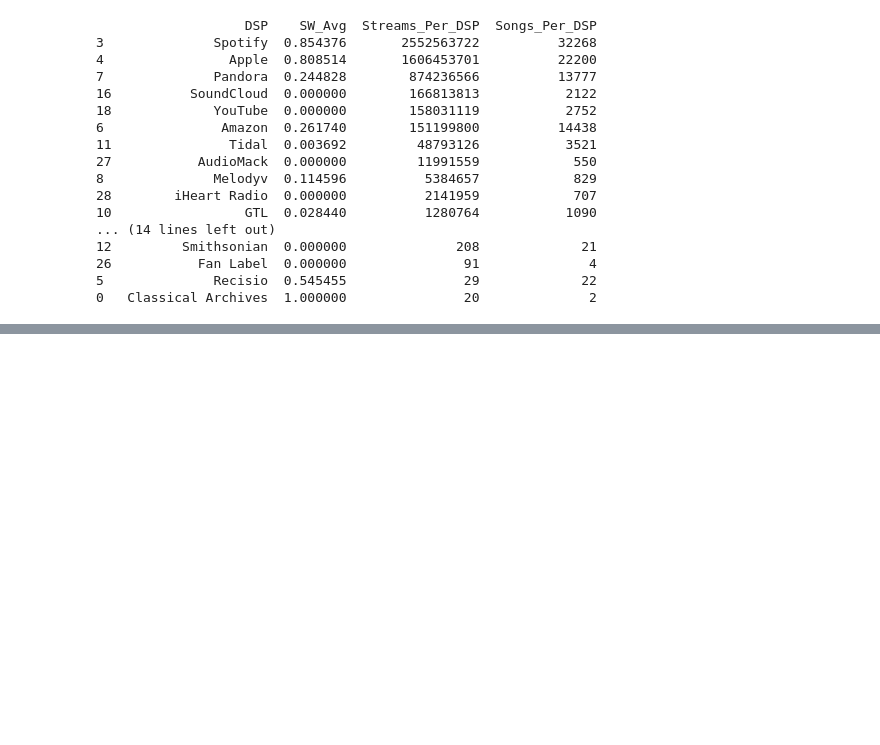
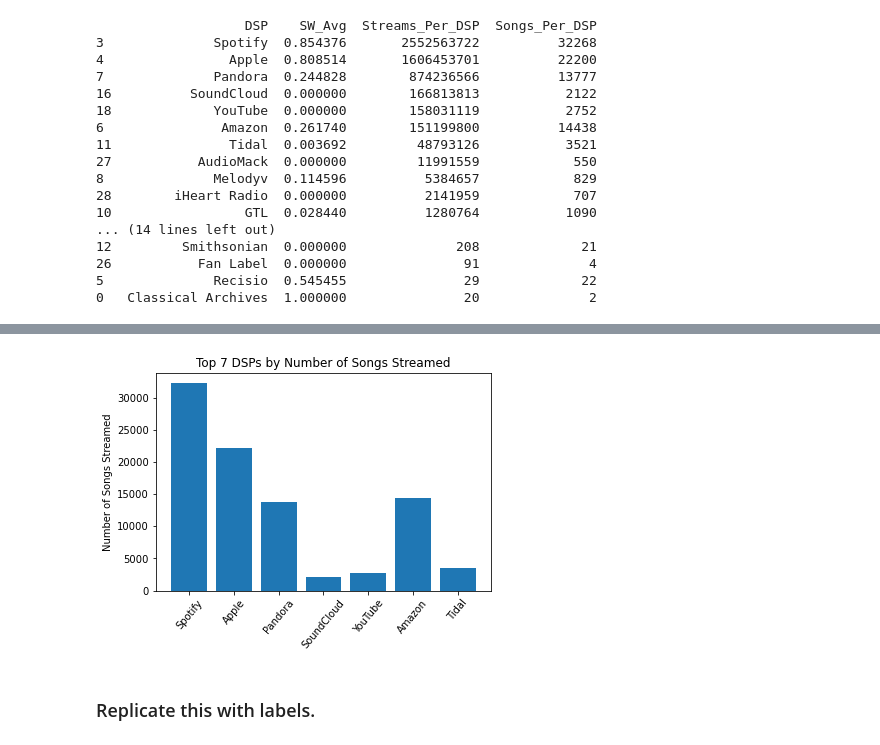
Before and after one commit to NSS-Data-Analytics-Cohort-6/mlc-project-nan-nagini, a Jupyter notebook: Notebooks/MLC_Dataset.ipynb, the cells around one changed output, grey strips where cells are left out. Drawn from its saved outputs; the diff is of its cells as text; code cells hidden in the pictures; blank space fills up the shorter version.

```diff
--- a/Notebooks/MLC_Dataset.ipynb
+++ b/Notebooks/MLC_Dataset.ipynb
@@ -604,0 +625,12 @@ print(DSP_df2)
+# %%
+# Plot top 5 by Songs_Per_DSP
+plt.bar(top_7.DSP, top_7.Songs_Per_DSP)
+plt.xticks(rotation = 50)
+plt.ylabel('Number of Songs Streamed')
+plt.title('Top 7 DSPs by Number of Songs Streamed');
+
+# Note: YouTube > SoundCloud but x-axis order is the same as top 5 by streams
+# %% [output]
+[figure, added]
+# %% [markdown]
+### Replicate this with labels.
```
Also changed, not shown: parts of 7 cells of this notebook.
